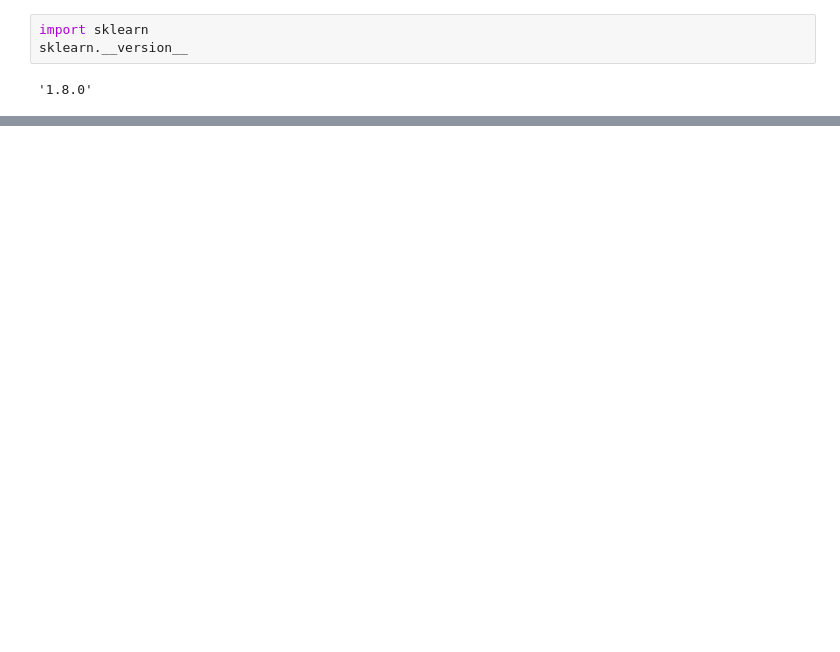
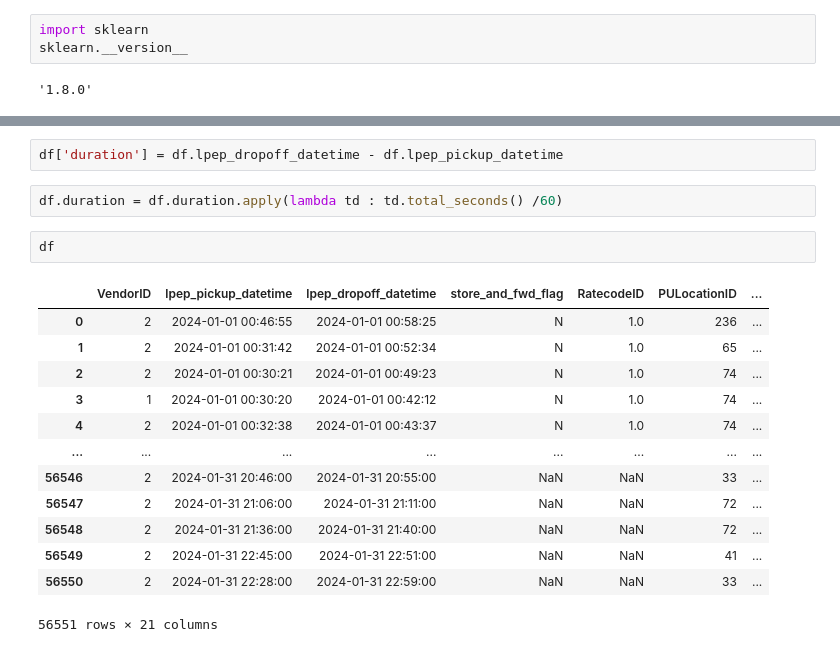
Before and after one commit to SumanthJain2998/MLops, a Jupyter notebook: 01-Intro/homework.ipynb, the cells around one changed output, grey strips where cells are left out. Drawn from its saved outputs; the diff is of its cells as text; blank space fills up the shorter version.

```diff
--- a/01-Intro/homework.ipynb
+++ b/01-Intro/homework.ipynb
@@ -48,0 +51,20 @@ sklearn.__version__
+# %%
+df['duration'] = df.lpep_dropoff_datetime - df.lpep_pickup_datetime
+# %%
+df.duration = df.duration.apply(lambda td : td.total_seconds() /60)
+# %%
+df
+# %% [output]
+|  | VendorID | lpep_pickup_datetime | lpep_dropoff_datetime | store_and_fwd_flag | RatecodeID | PULocationID | ... |
+| 0 | 2 | 2024-01-01 00:46:55 | 2024-01-01 00:58:25 | N | 1.0 | 236 | ... |
+| 1 | 2 | 2024-01-01 00:31:42 | 2024-01-01 00:52:34 | N | 1.0 | 65 | ... |
+| 2 | 2 | 2024-01-01 00:30:21 | 2024-01-01 00:49:23 | N | 1.0 | 74 | ... |
+| 3 | 1 | 2024-01-01 00:30:20 | 2024-01-01 00:42:12 | N | 1.0 | 74 | ... |
+| 4 | 2 | 2024-01-01 00:32:38 | 2024-01-01 00:43:37 | N | 1.0 | 74 | ... |
+| ... | ... | ... | ... | ... | ... | ... | ... |
+| 56546 | 2 | 2024-01-31 20:46:00 | 2024-01-31 20:55:00 | NaN | NaN | 33 | ... |
+| 56547 | 2 | 2024-01-31 21:06:00 | 2024-01-31 21:11:00 | NaN | NaN | 72 | ... |
+| 56548 | 2 | 2024-01-31 21:36:00 | 2024-01-31 21:40:00 | NaN | NaN | 72 | ... |
+| 56549 | 2 | 2024-01-31 22:45:00 | 2024-01-31 22:51:00 | NaN | NaN | 41 | ... |
+| 56550 | 2 | 2024-01-31 22:28:00 | 2024-01-31 22:59:00 | NaN | NaN | 33 | ... |
+56551 rows × 21 columns
```
Also changed, not shown: parts of 35 cells of this notebook, 1 other file.
